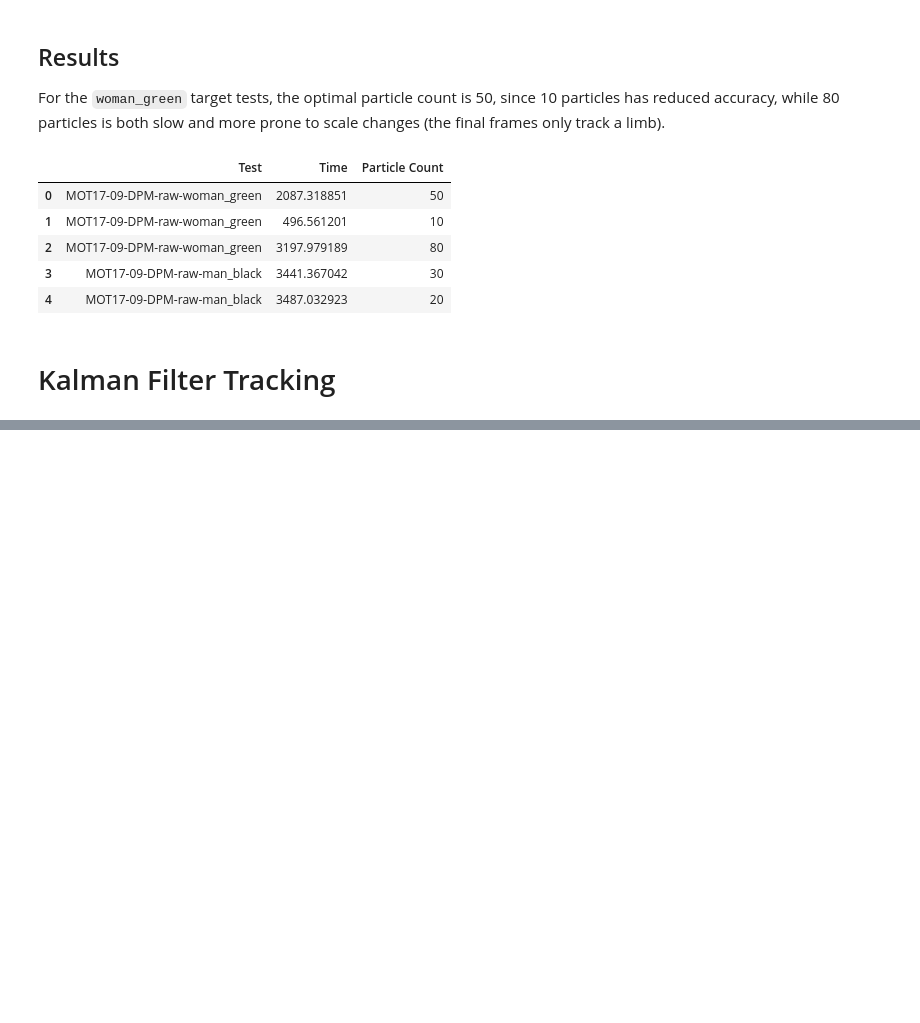
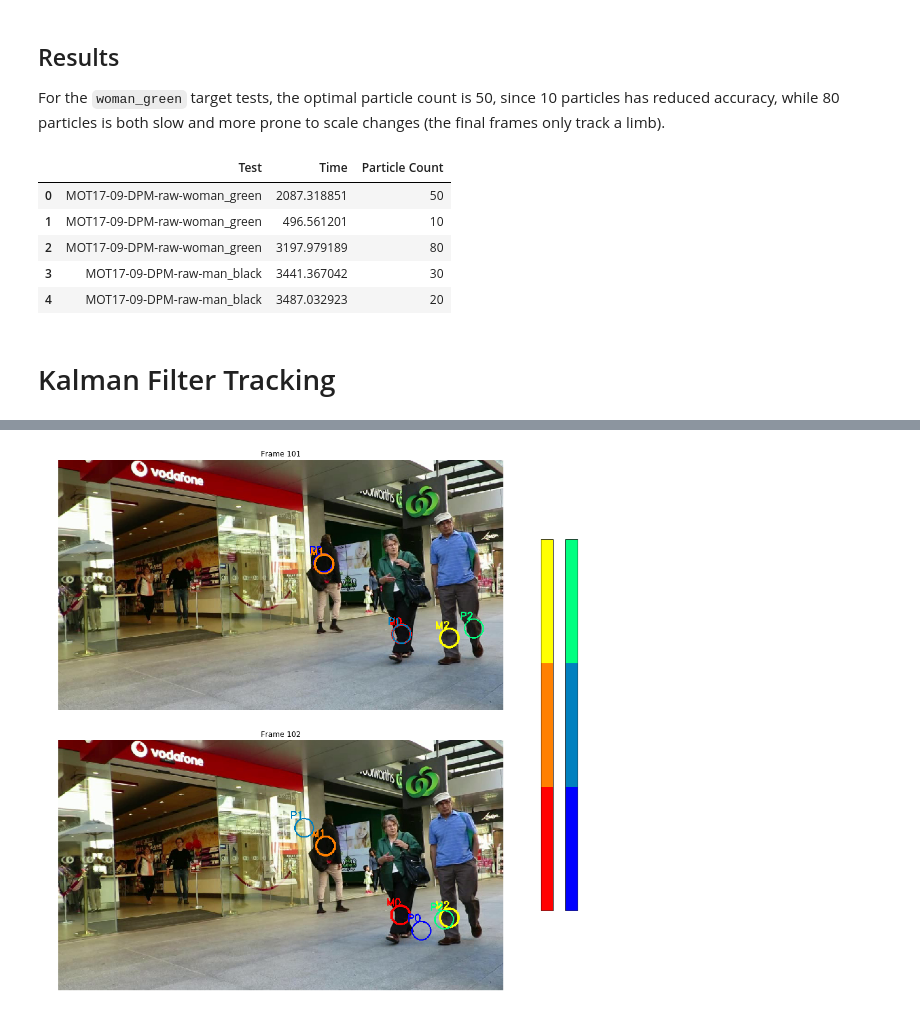
Before and after one commit to Af4rinz/stot, a Jupyter notebook: ObjectTracking.ipynb, the cells around one changed output, grey strips where cells are left out. Cells and saved outputs as stored; diff of their text form; code cells hidden in the pictures; blank space fills up the shorter version.

```diff
--- a/ObjectTracking.ipynb
+++ b/ObjectTracking.ipynb
@@ -125,7 +153,7 @@ from src.KalmanFilter import KalmanFilter
 # %%
 name = 'MOT17-09-DPM-raw'
 sframe = 0
-eframe = 150
+eframe = 200
 # %%
 frames = np.copy(videos[name][sframe:eframe])
 background = get_background(frames)
@@ -189,5 +193,18 @@ def kalman_pipeline(frames, approx, sorted_contours, object_cnt=1, future=1):
     return frames
 # %%
 over_frames = np.copy(frames)
-object_cnt = 3
-outs = kalman_pipeline(over_frames, approx, sorted_contours, object_cnt=object_cnt, future=1)
+object_cnt = 1
+start = time.time()
+outs = kalman_pipeline(over_frames, approx, sorted_contours, object_cnt=object_cnt)
+kf_time = time.time() - start
+kf_df.loc[len(kf_df)] = [f'{name}_{sframe}-{eframe}', kf_time, object_cnt]
+kf_df.to_csv('./output/kf_df.csv', index=False)
+# %%
+for i, f in enumerate(outs):
+    cv2.imwrite('./output/%04d.jpg'%(i + 1), f)
+save_output(output_name=f'kalman_{name}_{sframe}-{eframe}_{object_cnt}.mp4')
+# clear ./output/*.jpg
+for filename in os.listdir('./output'):
+    file_path = os.path.join('./output', filename)
+    if os.path.isfile(file_path) and '.jpg' in filename:
+        os.remove(file_path)
@@ -193,0 +223,31 @@ outs = kalman_pipeline(over_frames, approx, sorted_contours, object_cnt=object_c
+# %%
+from matplotlib import cm
+n = 100
+plt.figure(figsize=(14, 12))
+plt.subplot(211)
+plt.imshow(cv2.cvtColor(outs[n], cv2.COLOR_BGR2RGB))
+plt.title(f'Frame {n+1}')
+plt.axis('off')
+
+plt.subplot(212)
+plt.imshow(cv2.cvtColor(outs[n+1], cv2.COLOR_BGR2RGB))
+plt.title(f'Frame {n+2}')
+plt.axis('off')
+
+plt.subplots_adjust(wspace=0.01, hspace=0.12, top=1, bottom=0, left=0, right=1)
+cax = plt.axes([0.96, 0.15, 0.02, 0.7])
+scmap = cm.ScalarMappable(cmap=cm.get_cmap('winter', lut=object_cnt), norm=plt.Normalize(vmin=0, vmax=object_cnt))
+scmap.set_array([])
+plt.colorbar(cax=cax, mappable=scmap)
+plt.axis('off')
+
+cax = plt.axes([0.92, 0.15, 0.02, 0.7])
+scmap = cm.ScalarMappable(cmap=cm.get_cmap('autumn', lut=object_cnt), norm=plt.Normalize(vmin=0, vmax=object_cnt))
+scmap.set_array([])
+plt.colorbar(cax=cax, mappable=scmap)
+plt.axis('off')
+
+# plt.savefig('./output/kalman_colourbars.png')
+plt.show()
+# %% [output]
+[figure, added]
```
Also changed, not shown: parts of 11 cells of this notebook, 6 other files.
